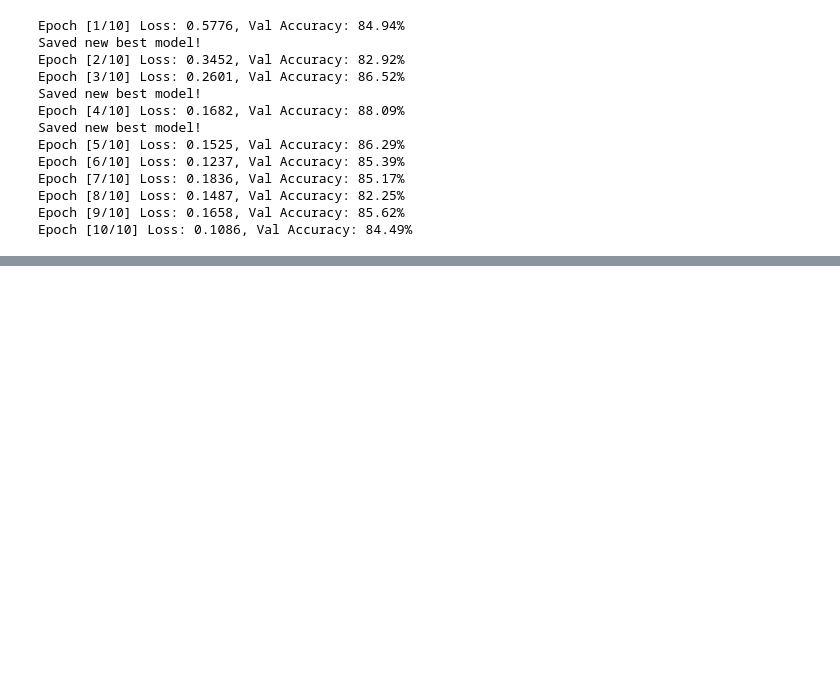
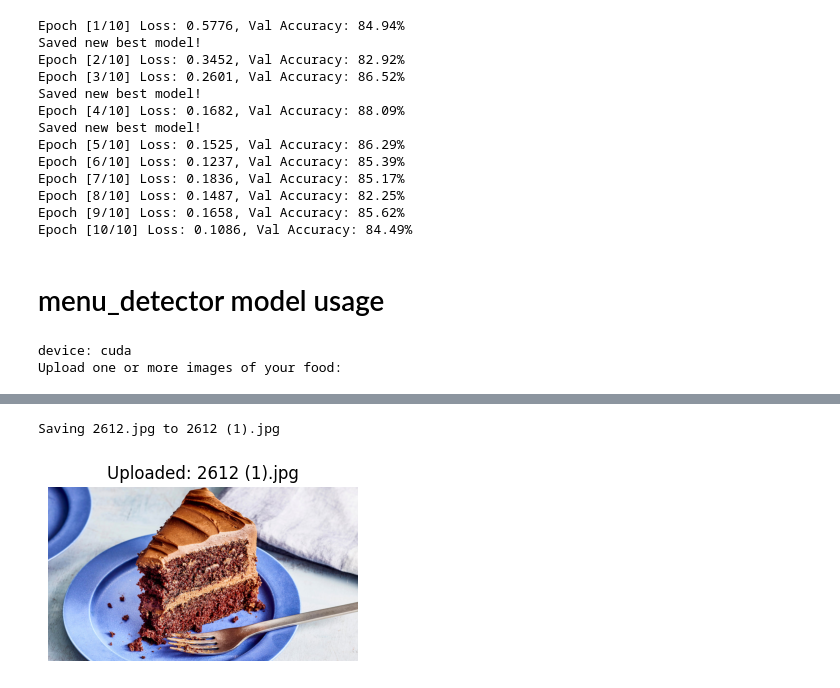
Before and after one commit to Mery0011/computer_vision, a Jupyter notebook: menu_detector_model.ipynb, the cells around one changed output, grey strips where cells are left out. Cells and saved outputs as stored; diff of their text form; code cells hidden in the pictures; blank space fills up the shorter version.

Commit message:
feat: menu_detector model usage codes creation

```diff
--- a/menu_detector_model.ipynb
+++ b/menu_detector_model.ipynb
@@ -202,3 +202,81 @@ Epoch [7/10] Loss: 0.1836, Val Accuracy: 85.17%
 Epoch [8/10] Loss: 0.1487, Val Accuracy: 82.25%
 Epoch [9/10] Loss: 0.1658, Val Accuracy: 85.62%
 Epoch [10/10] Loss: 0.1086, Val Accuracy: 84.49%
+# %% [markdown]
+# menu_detector model usage
+# %%
+
+# -----------------------------------------
+# Required Imports
+# -----------------------------------------
+import torch
+import torchvision.transforms as transforms
+from torchvision.models import mobilenet_v2
+from PIL import Image
+from google.colab import files
+import io
+import matplotlib.pyplot as plt
+
+
+# -----------------------------------------
+# Define Semantic Classes
+# -----------------------------------------
+CLASSES = ['hamburger', 'hot_dog', 'dessert', 'kebab', 'pilaf']
+NUM_CLASSES = len(CLASSES)
+CLASS_TO_IDX = {cls: i for i, cls in enumerate(CLASSES)}
+
+
+# -----------------------------------------
+# Transform for Uploaded Images (no augmentations!)
+# -----------------------------------------
+transform = transforms.Compose([
+    transforms.Resize((224, 224)),
+    transforms.ToTensor(),
+    transforms.Normalize(mean=[0.485, 0.456, 0.406],
+                         std=[0.229, 0.224, 0.225])
+])
+
+
+# -----------------------------------------
+# Load Model
+# -----------------------------------------
+model = mobilenet_v2(weights=None)
+model.classifier[1] = torch.nn.Linear(model.classifier[1].in_features, NUM_CLASSES)
+model.load_state_dict(torch.load('/content/menu_detector.pth', map_location='cpu'))
+
+device = torch.device('cuda' if torch.cuda.is_available() else 'cpu')
+print('device:', device)
+model = model.to(device)
+model.eval()
+
+# -----------------------------------------
+# Upload & Predict =>
+# -----------------------------------------
+print("Upload one or more images of your food:")
+uploaded = files.upload()
+
+for image_name in uploaded.keys():
+    image = Image.open(io.BytesIO(uploaded[image_name])).convert('RGB')
+
+    # Display image
+    plt.figure(figsize=(4, 4))
+    plt.imshow(image)
+    plt.axis('off')
+    plt.title(f'Uploaded: {image_name}')
+    plt.show()
+
+    # Predict
+    image_tensor = transform(image).unsqueeze(0).to(device)
+    with torch.no_grad():
+        output = model(image_tensor)
+        probs = torch.softmax(output, dim=1)[0]
+        topk = torch.topk(probs, 4)
+
+    print("Prediction:")
+    for i in range(topk.indices.size(0)):
+        label = CLASSES[topk.indices[i]]
+        confidence = topk.values[i].item() * 100
+        print(f"  ✅ {label}: {confidence:.2f}%")
+# %% [output]
+device: cuda
+Upload one or more images of your food:
@@ -204,0 +284,2 @@ Epoch [10/10] Loss: 0.1086, Val Accuracy: 84.49%
+Saving 2612.jpg to 2612 (1).jpg
+[figure, added]
```
Also changed, not shown: parts of 1 cell of this notebook.
